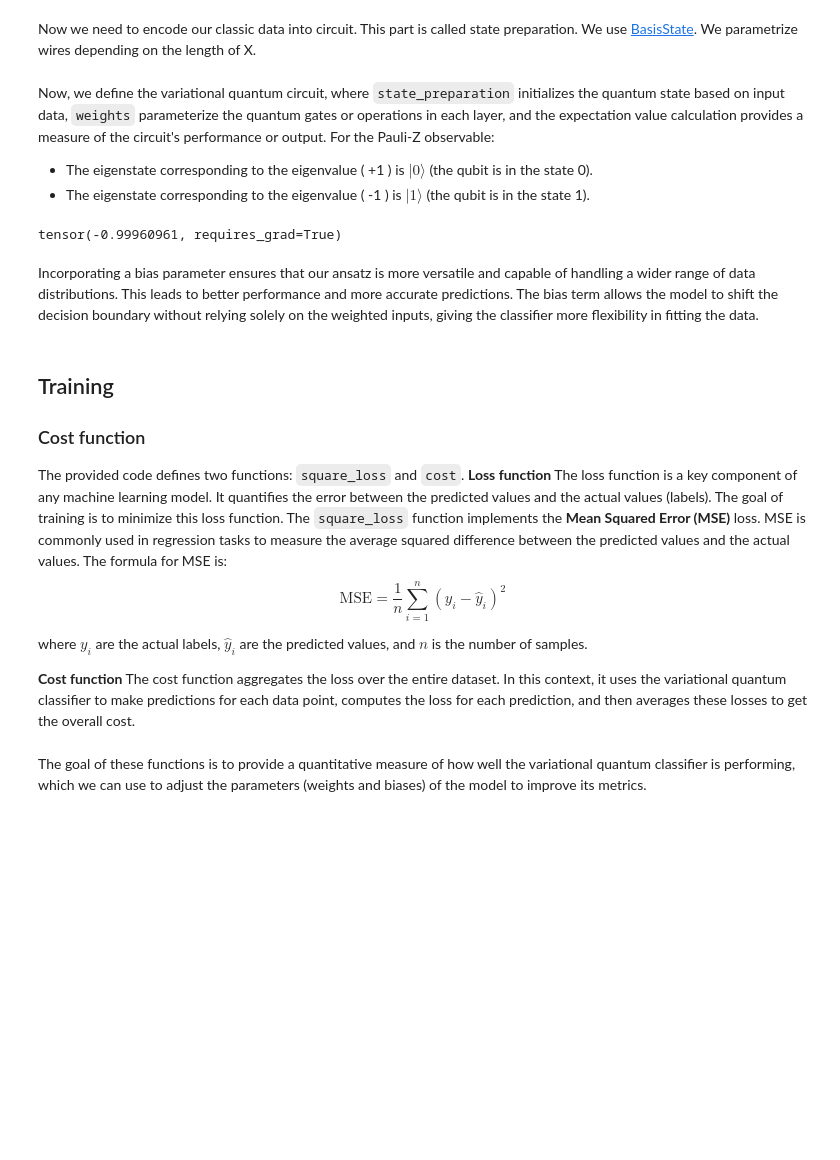
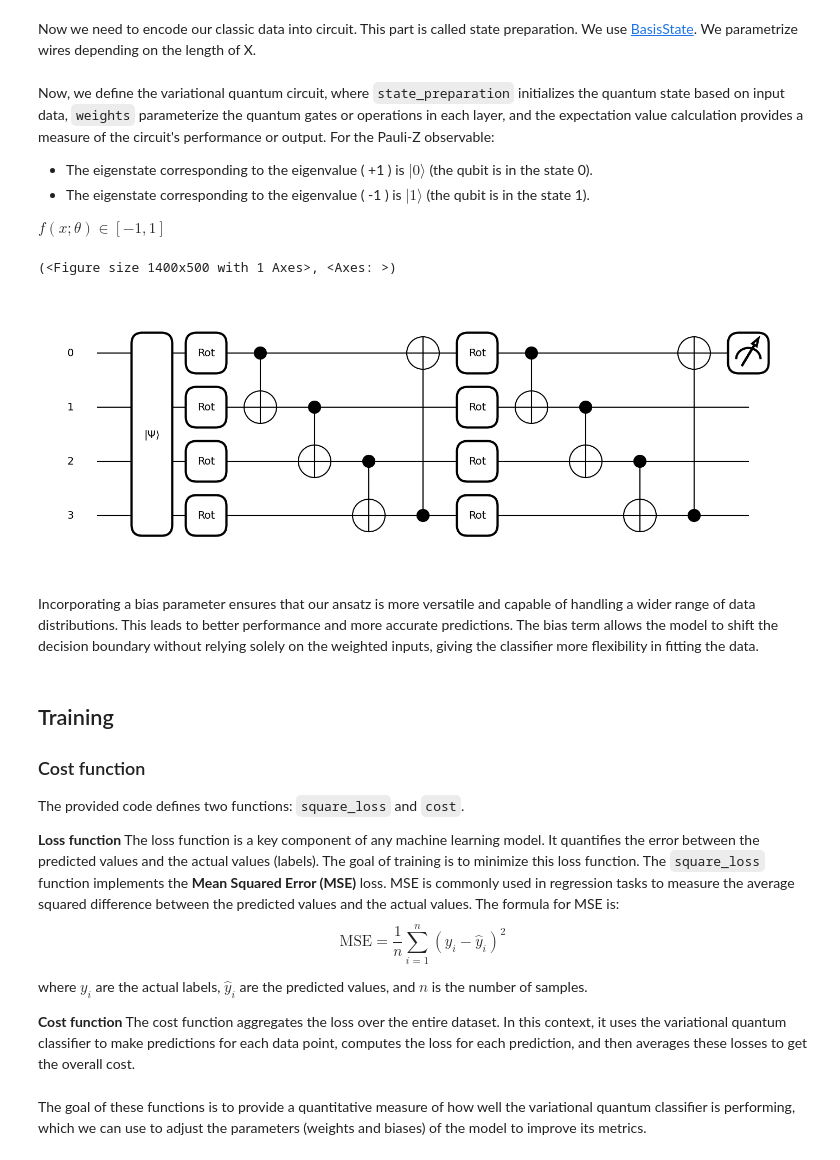
Before and after one commit to Martyna94/The_Detection_Duo, a Jupyter notebook: Task_2/Variational_Classifier.ipynb, the cells around one changed output. Drawn from its saved outputs; the diff is of its cells as text; code cells hidden in the pictures; blank space fills up the shorter version.

```diff
--- a/Task_2/Variational_Classifier.ipynb
+++ b/Task_2/Variational_Classifier.ipynb
@@ -119,10 +130,12 @@ Now we need to encode our classic data into circuit. This part is called state p
 We parametrize wires depending on the length of X.
 # %%
 def state_preparation(x,wires):
-    BasisEmbedding(x, wires=wires)
+    qml.BasisState(x, wires=wires)
 # %% [markdown]
 Now, we define the variational quantum circuit, where `state_preparation` initializes the quantum state based on input data, `weights` parameterize the quantum gates or operations in each layer, and the expectation value calculation provides a measure of the circuit's performance or output.
 For the Pauli-Z observable:
 - The eigenstate corresponding to the eigenvalue \( +1 \) is $|0\rangle$ (the qubit is in the state 0).
 - The eigenstate corresponding to the eigenvalue \( -1 \) is $|1\rangle$ (the qubit is in the state 1).
+
+$f(x; \theta) \in [-1, 1]$
 # %%
@@ -139,10 +155,12 @@ def circuit(weights, x):
 # %%
 num_layers=2
 num_qubits=4
 weights_init = 0.01 * np.random.randn(num_layers, num_qubits, 3, requires_grad=True)
 circuit(weights_init,X_train[0])
+qml.draw_mpl(circuit, expansion_strategy="device")(weights_init,X_train[0])
 # %% [output]
-tensor(-0.99960961, requires_grad=True)
+(<Figure size 1400x500 with 1 Axes>, <Axes: >)
+[figure, added]
 # %% [markdown]
 Incorporating a bias parameter ensures that our ansatz is more versatile and capable of handling a wider range of data distributions. This leads to better performance and more accurate predictions. The bias term allows the model to shift the decision boundary without relying solely on the weighted inputs, giving the classifier more flexibility in fitting the data.
 # %%
@@ -155,8 +173,10 @@ def variational_classifier(weights, bias, x):
 ### Cost function
 
 The provided code defines two functions: `square_loss` and `cost`.
+
 **Loss function**
-The loss function is a key component of any machine learning model. It quantifies the error between the predicted values and the actual values (labels). The goal of training is to minimize this loss function. The `square_loss` function implements the **Mean Squared Error (MSE)** loss. MSE is commonly used in regression tasks to measure the average squared difference between the predicted values and the actual values. The formula for MSE is:
+The loss function is a key component of any machine learning model. It quantifies the error between the predicted values and the actual values (labels). The goal of training is to minimize this loss function. The `square_loss` function implements the **Mean
+Squared Error (MSE)** loss. MSE is commonly used in regression tasks to measure the average squared difference between the predicted values and the actual values. The formula for MSE is:
 $$\text{MSE} = \frac{1}{n} \sum_{i=1}^{n} (y_i - \hat{y}_i)^2$$
 
 where $y_i$ are the actual labels, $\hat{y}_i$ are the predicted values, and $n$ is the number of samples.
```
Also changed, not shown: parts of 8 cells of this notebook, 3 other files.
